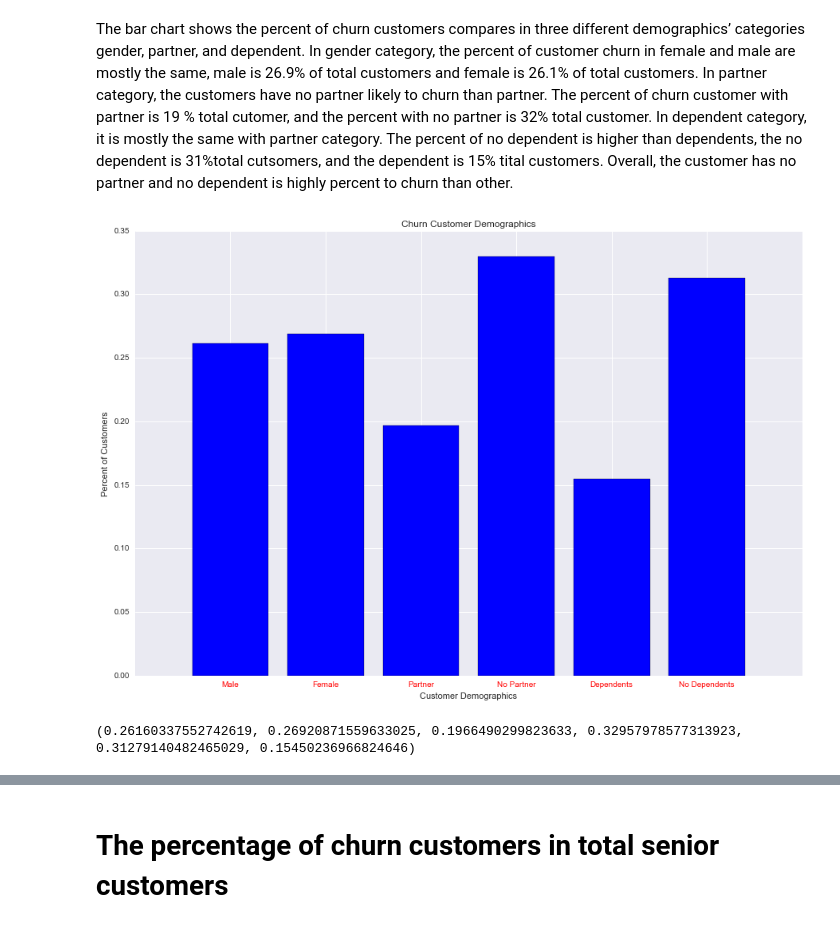
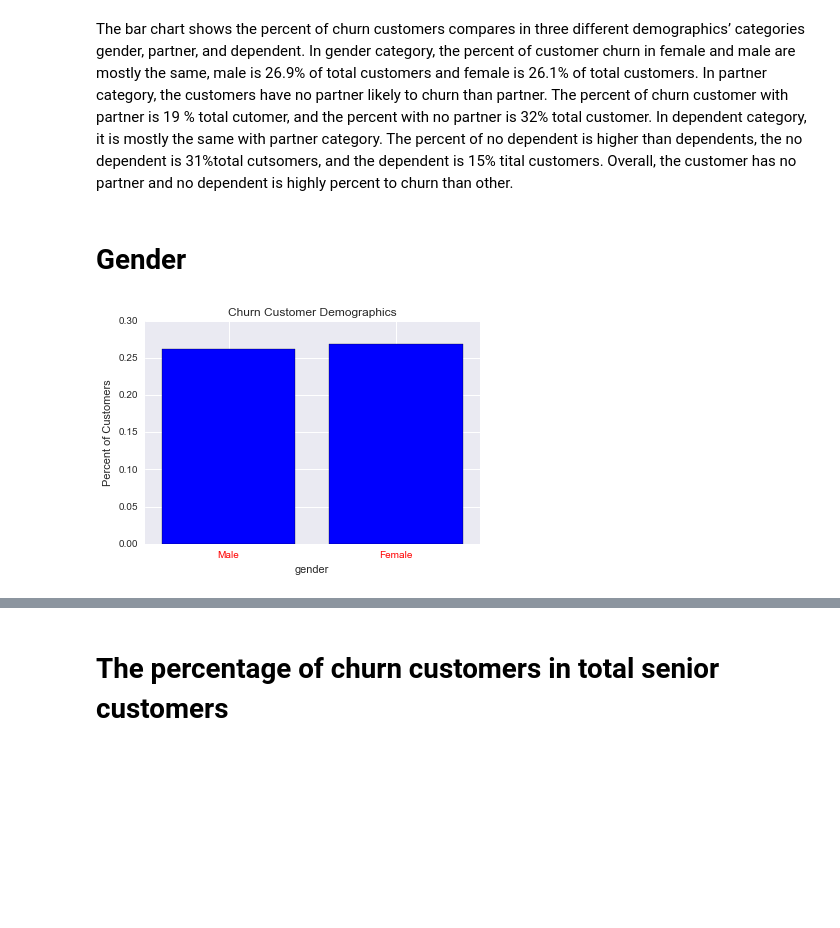
Before and after one commit to vinhpvu/Telco-customer-analytics, a Jupyter notebook: Untitled.ipynb, the cells around one changed output, grey strips where cells are left out. Drawn from its saved outputs; the diff is of its cells as text; code cells hidden in the pictures; blank space fills up the shorter version.

```diff
--- a/Untitled.ipynb
+++ b/Untitled.ipynb
@@ -202,27 +221,27 @@ print(percent_churn_dataone,percent_churn_datatwo,percent_churn_datamonthly)
 # %% [markdown]
 The bar chart shows the percent of churn customers compares in three different demographics’ categories gender, partner, and dependent. In gender category, the percent of customer churn in female and male are mostly the same, male is 26.9% of total customers and female is 26.1% of total customers. In partner category, the customers have no partner likely to churn than partner. The percent of churn customer with partner is 19 % total cutomer, and the percent with no partner is 32% total customer. In dependent category, it is mostly the same with partner category. The percent of no dependent is higher than dependents, the no dependent is 31%total cutsomers, and the dependent is 15% tital customers.
 Overall, the customer has no partner and no dependent is highly percent to churn than other.
+# %% [markdown]
+# Gender
 # %%
 churn_gendermale=customer[(customer["gender"]==1)].Churn.mean()
 churn_genderfemale= customer[(customer["gender"]==0)].Churn.mean()
 churn_partner= customer[(customer["Partner"]==1)].Churn.mean()
 churn_nopartner= customer[(customer["Partner"]==0)].Churn.mean()
 churn_nodependents= customer[(customer['Dependents']==0)].Churn.mean()
 churn_dependents= customer[(customer["Dependents"]==1)].Churn.mean()
-axis2=[1,2,3,4,5,6]
+axis2=[1,2]
 
-plt.figure(figsize=(15,10))
-plt.bar(axis2, [churn_gendermale,churn_genderfemale,churn_partner,churn_nopartner,churn_dependents,churn_nodependents],color="blue",align = 'center')
 
-labels = ['Male','Female','Partner','No Partner','Dependents','No Dependents']
+plt.bar(axis2, [churn_gendermale,churn_genderfemale],color="blue",align = 'center')
+
+labels = ['Male','Female']
 
 plt.xticks(axis2,labels, color='red')
 
-plt.xlabel('Customer Demographics')
+plt.xlabel('gender')
 plt.ylabel('Percent of Customers')
 plt.title('Churn Customer Demographics')
 plt.show()
-print(churn_gendermale,churn_genderfemale,churn_partner,churn_nopartner,churn_nodependents,churn_dependents)
 # %% [output]
-[figure, old version]
+[figure, new version]
-(0.26160337552742619, 0.26920871559633025, 0.1966490299823633, 0.32957978577313923, 0.31279140482465029, 0.15450236966824646)
```
Also changed, not shown: parts of 6 cells of this notebook.
